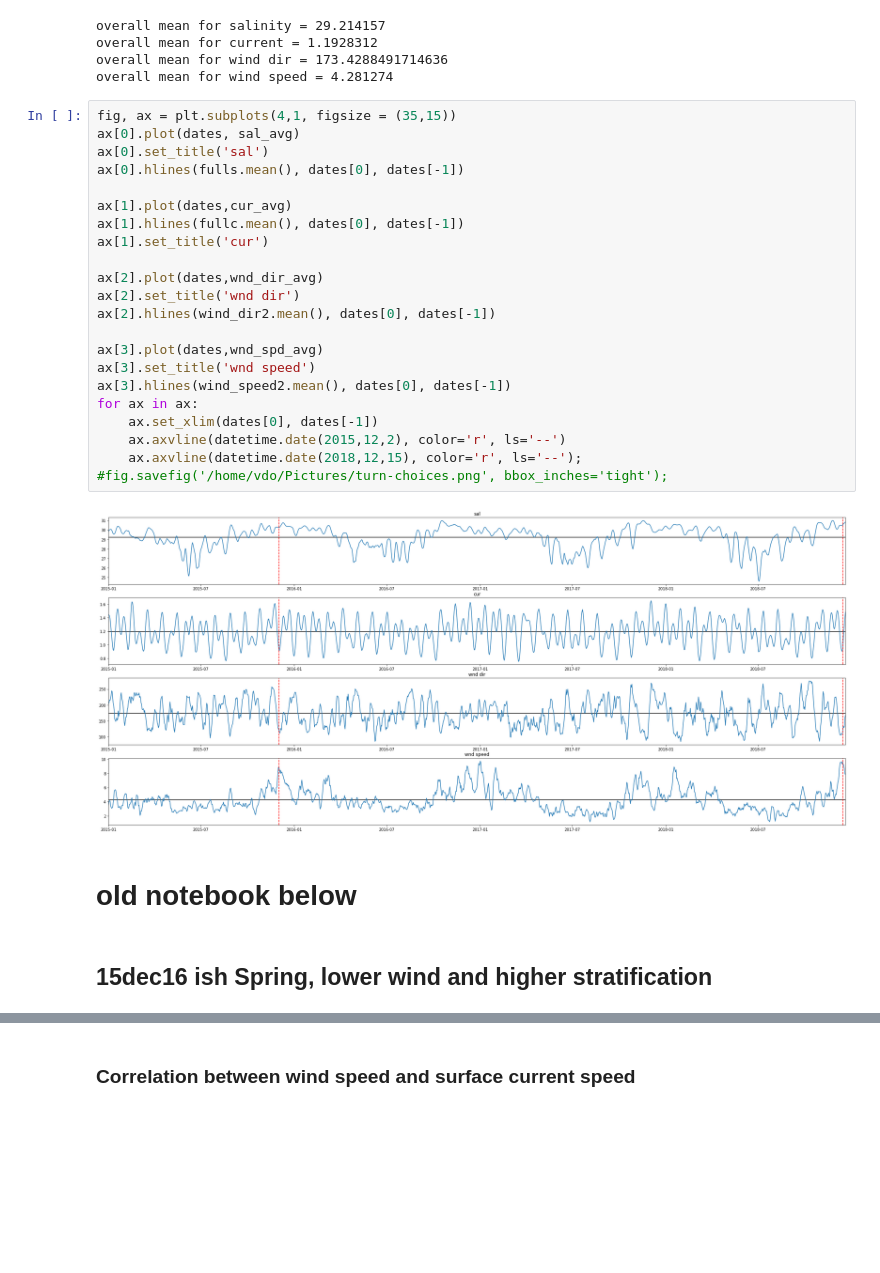
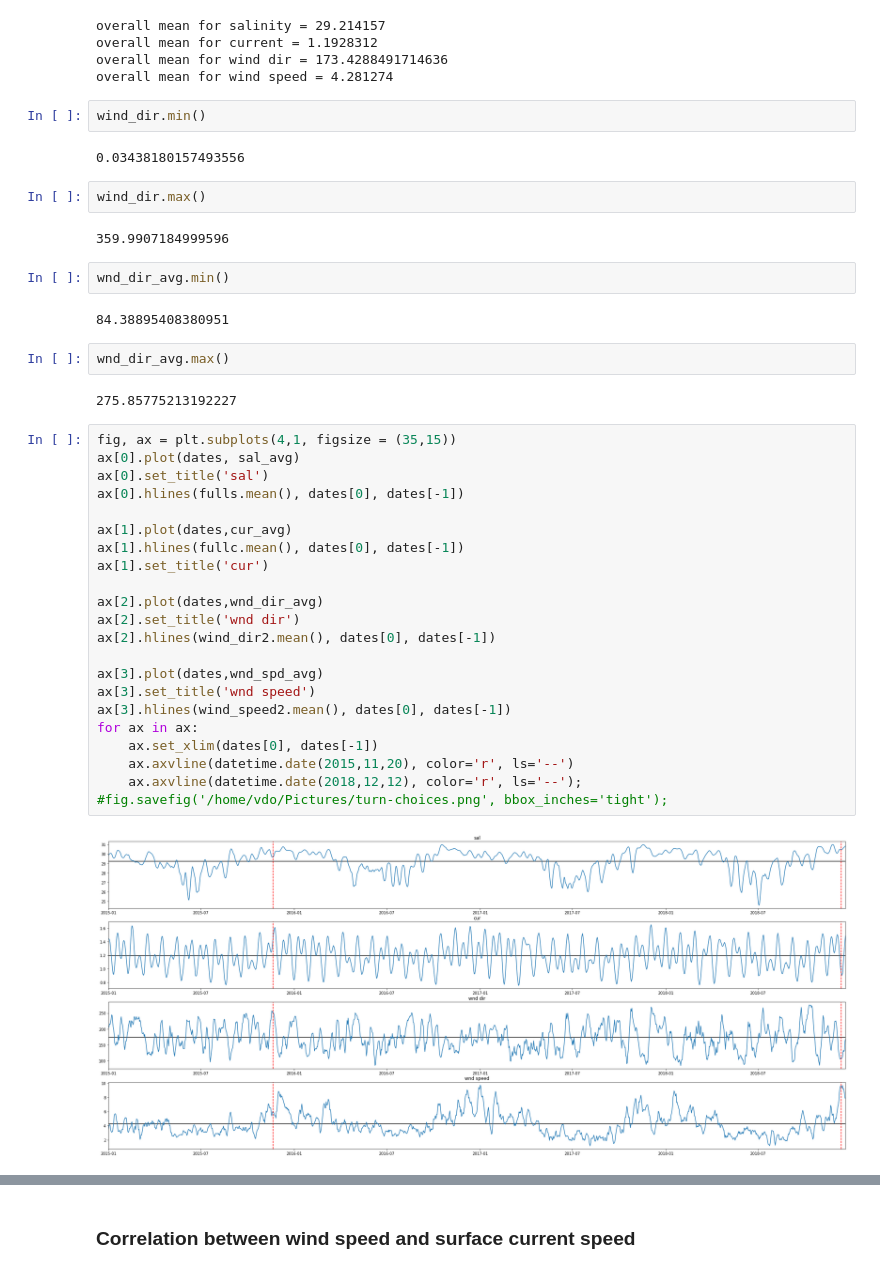
Before and after one commit to SalishSeaCast/analysis-vicky, a Jupyter notebook: notebooks/turn-stats-with-wind-direction.ipynb, the cells around one changed output, grey strips where cells are left out. Cells and saved outputs as stored; diff of their text form; blank space fills up the shorter version.

```diff
--- a/notebooks/turn-stats-with-wind-direction.ipynb
+++ b/notebooks/turn-stats-with-wind-direction.ipynb
@@ -213,31 +213,43 @@ overall mean for salinity = 29.214157
 overall mean for current = 1.1928312
 overall mean for wind dir = 173.4288491714636
 overall mean for wind speed = 4.281274
+# %%
+wind_dir.min()
+# %% [output]
+0.03438180157493556
+# %%
+wind_dir.max()
+# %% [output]
+359.9907184999596
+# %%
+wnd_dir_avg.min()
+# %% [output]
+84.38895408380951
+# %%
+wnd_dir_avg.max()
+# %% [output]
+275.85775213192227
 # %%
 fig, ax = plt.subplots(4,1, figsize = (35,15))
 ax[0].plot(dates, sal_avg)
 ax[0].set_title('sal')
 ax[0].hlines(fulls.mean(), dates[0], dates[-1])
 
 ax[1].plot(dates,cur_avg)
 ax[1].hlines(fullc.mean(), dates[0], dates[-1])
 ax[1].set_title('cur')
 
 ax[2].plot(dates,wnd_dir_avg)
 ax[2].set_title('wnd dir')
 ax[2].hlines(wind_dir2.mean(), dates[0], dates[-1])
 
 ax[3].plot(dates,wnd_spd_avg)
 ax[3].set_title('wnd speed')
 ax[3].hlines(wind_speed2.mean(), dates[0], dates[-1])
 for ax in ax:
     ax.set_xlim(dates[0], dates[-1])
-    ax.axvline(datetime.date(2015,12,2), color='r', ls='--')
-    ax.axvline(datetime.date(2018,12,15), color='r', ls='--');
+    ax.axvline(datetime.date(2015,11,20), color='r', ls='--')
+    ax.axvline(datetime.date(2018,12,12), color='r', ls='--');
 #fig.savefig('/home/vdo/Pictures/turn-choices.png', bbox_inches='tight');
 # %% [output]
-[figure, old version]
+[figure, new version]
-# %% [markdown]
-# old notebook below
-# %% [markdown]
-##  15dec16 ish Spring, lower wind and higher stratification
```
Also changed, not shown: parts of 10 cells of this notebook.
